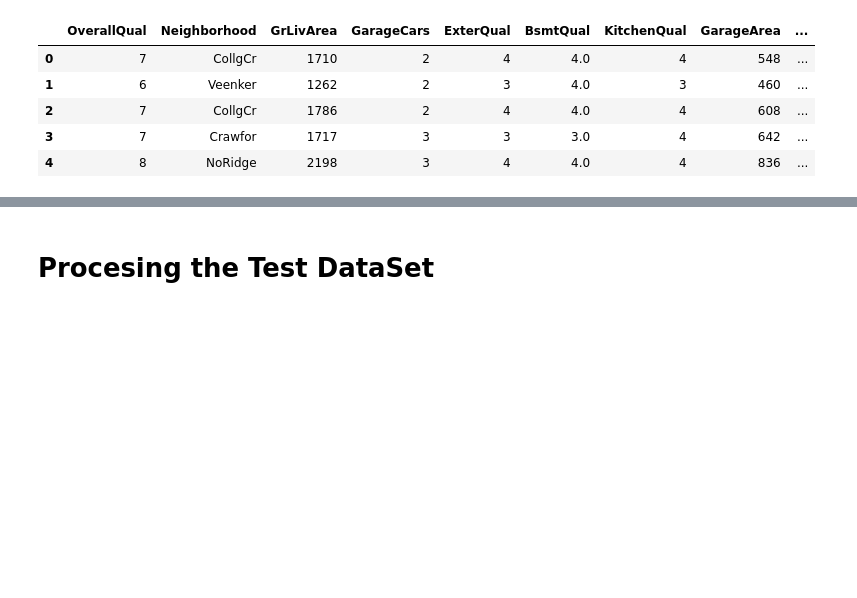
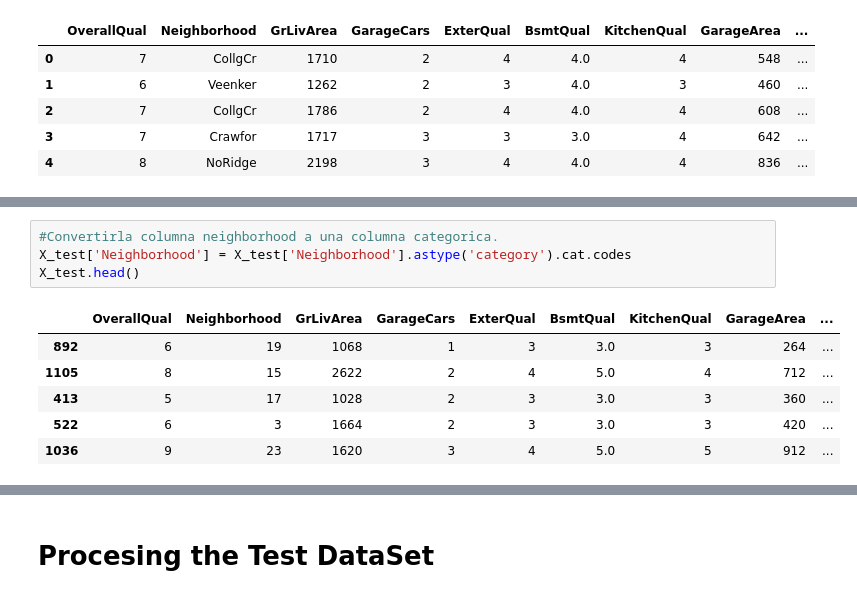
Before and after one commit to SantiagoRPinedo/HousePricesCompetition, a Jupyter notebook: house-prices-eda.ipynb, the cells around one changed output, grey strips where cells are left out. Cells and saved outputs as stored; diff of their text form; blank space fills up the shorter version.

```diff
--- a/house-prices-eda.ipynb
+++ b/house-prices-eda.ipynb
@@ -390,0 +401,11 @@ x_train_1.fillna(0, inplace=True)
+# %%
+#Convertirla columna neighborhood a una columna categorica.
+X_test['Neighborhood'] = X_test['Neighborhood'].astype('category').cat.codes
+X_test.head()
+# %% [output]
+|  | OverallQual | Neighborhood | GrLivArea | GarageCars | ExterQual | BsmtQual | KitchenQual | GarageArea | ... |
+| 892 | 6 | 19 | 1068 | 1 | 3 | 3.0 | 3 | 264 | ... |
+| 1105 | 8 | 15 | 2622 | 2 | 4 | 5.0 | 4 | 712 | ... |
+| 413 | 5 | 17 | 1028 | 2 | 3 | 3.0 | 3 | 360 | ... |
+| 522 | 6 | 3 | 1664 | 2 | 3 | 3.0 | 3 | 420 | ... |
+| 1036 | 9 | 23 | 1620 | 3 | 4 | 5.0 | 5 | 912 | ... |
```
Also changed, not shown: parts of 25 cells of this notebook.
